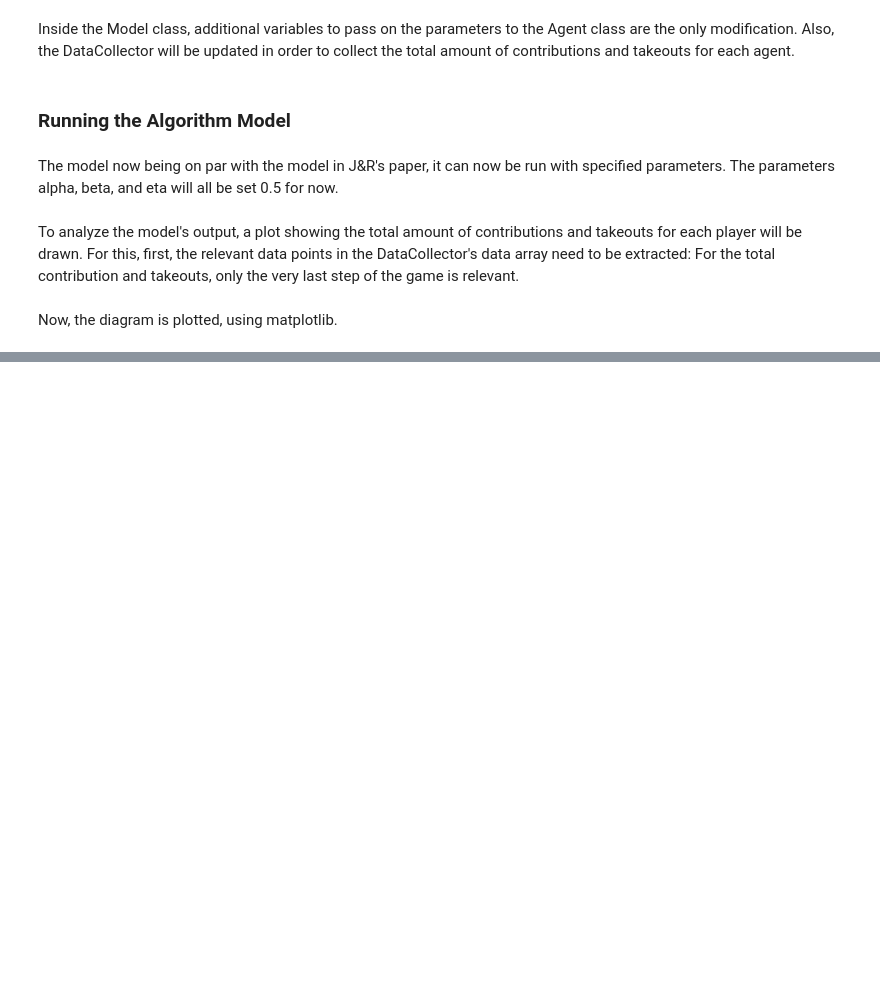
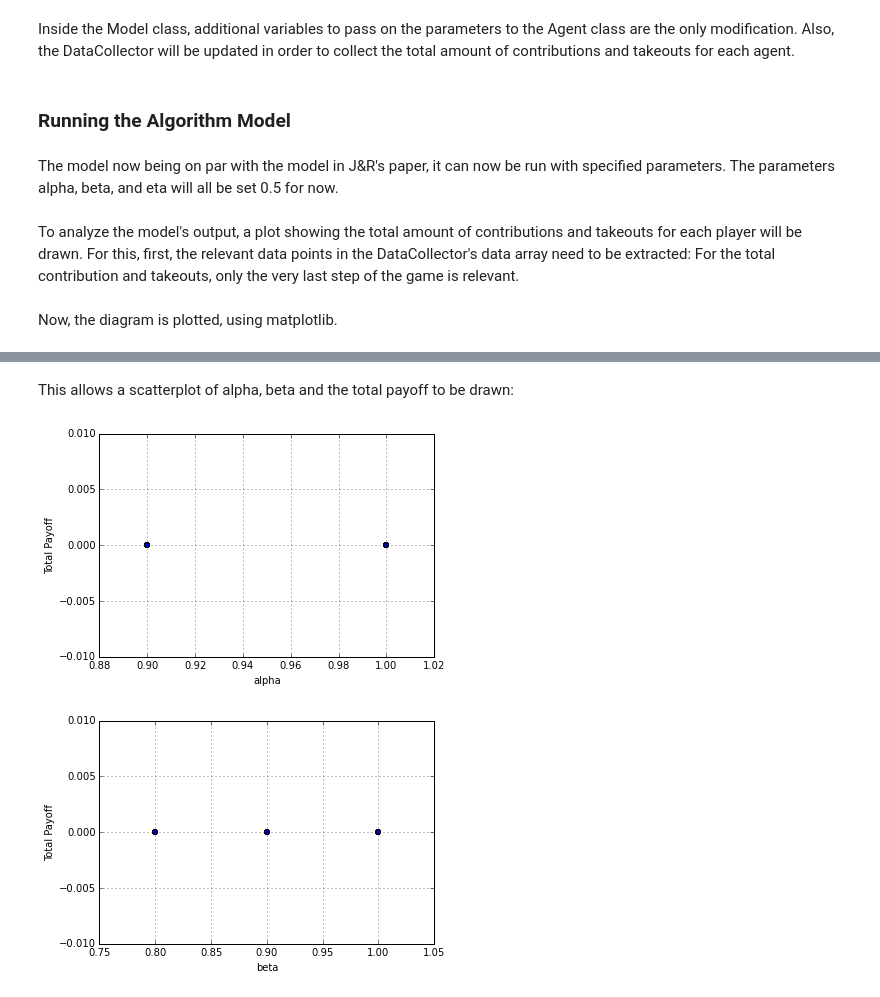
Before and after one commit to joereinhardt/Janssen-Rollins-ABM-Replication, a Jupyter notebook: Janssen Rollins ABM.ipynb, the cells around one changed output, grey strips where cells are left out. Cells and saved outputs as stored; diff of their text form; code cells hidden in the pictures; blank space fills up the shorter version.

```diff
--- a/Janssen Rollins ABM.ipynb
+++ b/Janssen Rollins ABM.ipynb
@@ -761,0 +781,4 @@ plt.show()
+# %%
+def determine_total_payoff(model):
+    total_payoff = model.determine_total_payoff()
+    return total_payoff
@@ -761,0 +787,12 @@ plt.show()
+# %%
+alpha_values = []
+for i in range(7, 11):
+    x = i/10
+    alpha_values.append(x)
+
+beta_values = []
+for i in range(7, 11):
+    x = i/10
+    beta_values.append(x)
+
+iterations = 5
@@ -761,0 +801,24 @@ plt.show()
+# %%
+model = Resource_Model(agents, alpha, beta, eta)
+param_values = {"N": 5, "alpha": alpha_values, "beta": beta_values, "eta": 0.5}
+model_reporter = {"Total_Payoff": determine_total_payoff}
+batch = BatchRunner(Resource_Model, param_values, iterations, runs, model_reporter)
+batch.run_all()
+out = batch.get_model_vars_dataframe()
+# %% [markdown]
+This allows a scatterplot of alpha, beta and the total payoff to be drawn:
+# %%
+plt.scatter(out.alpha, out.Total_Payoff)
+plt.grid(True)
+plt.xlabel("alpha")
+plt.ylabel("Total Payoff")
+plt.show()
+
+plt.scatter(out.beta, out.Total_Payoff)
+plt.grid(True)
+plt.xlabel("beta")
+plt.ylabel("Total Payoff")
+plt.show()
+# %% [output]
+[figure, added]
+[figure, added]
```
Also changed, not shown: parts of 10 cells of this notebook.
